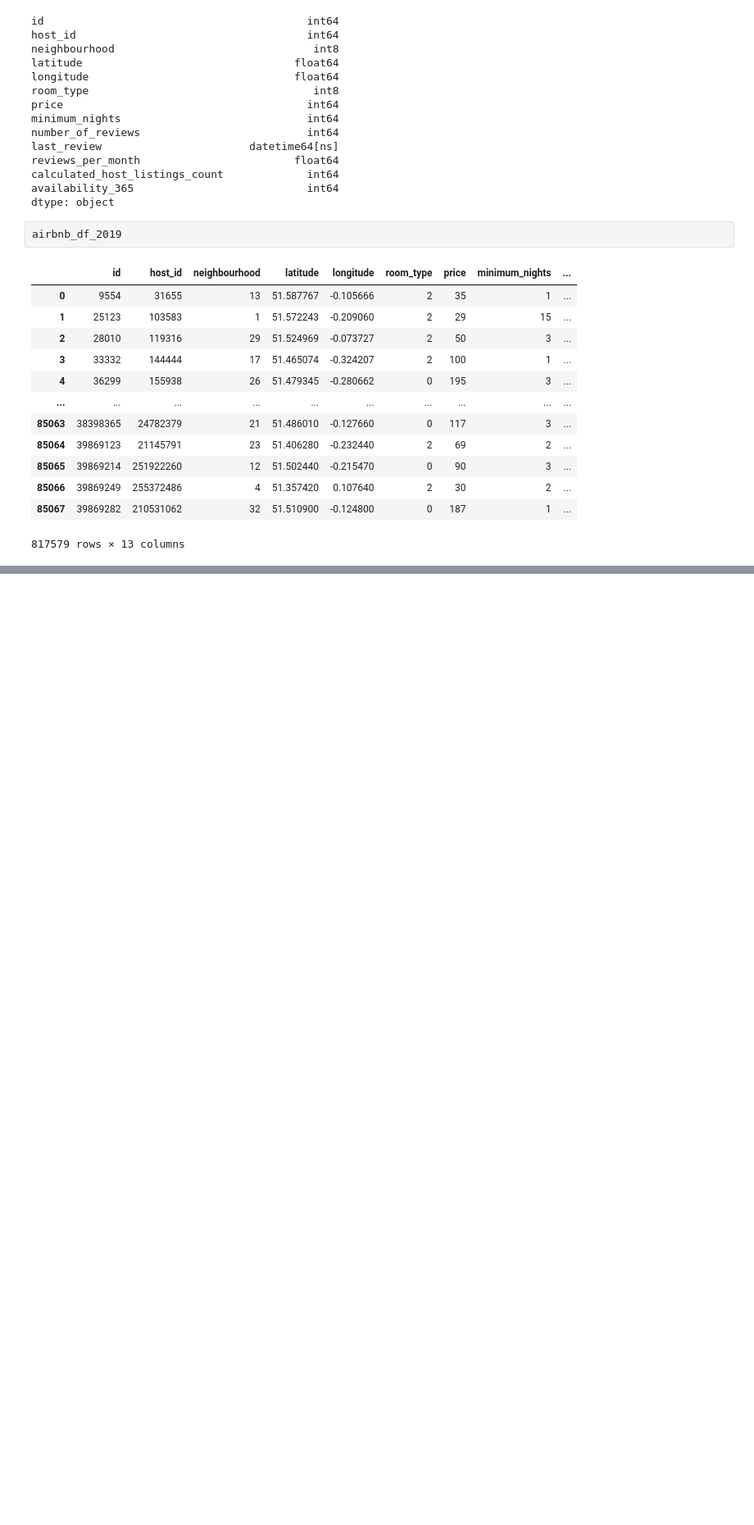
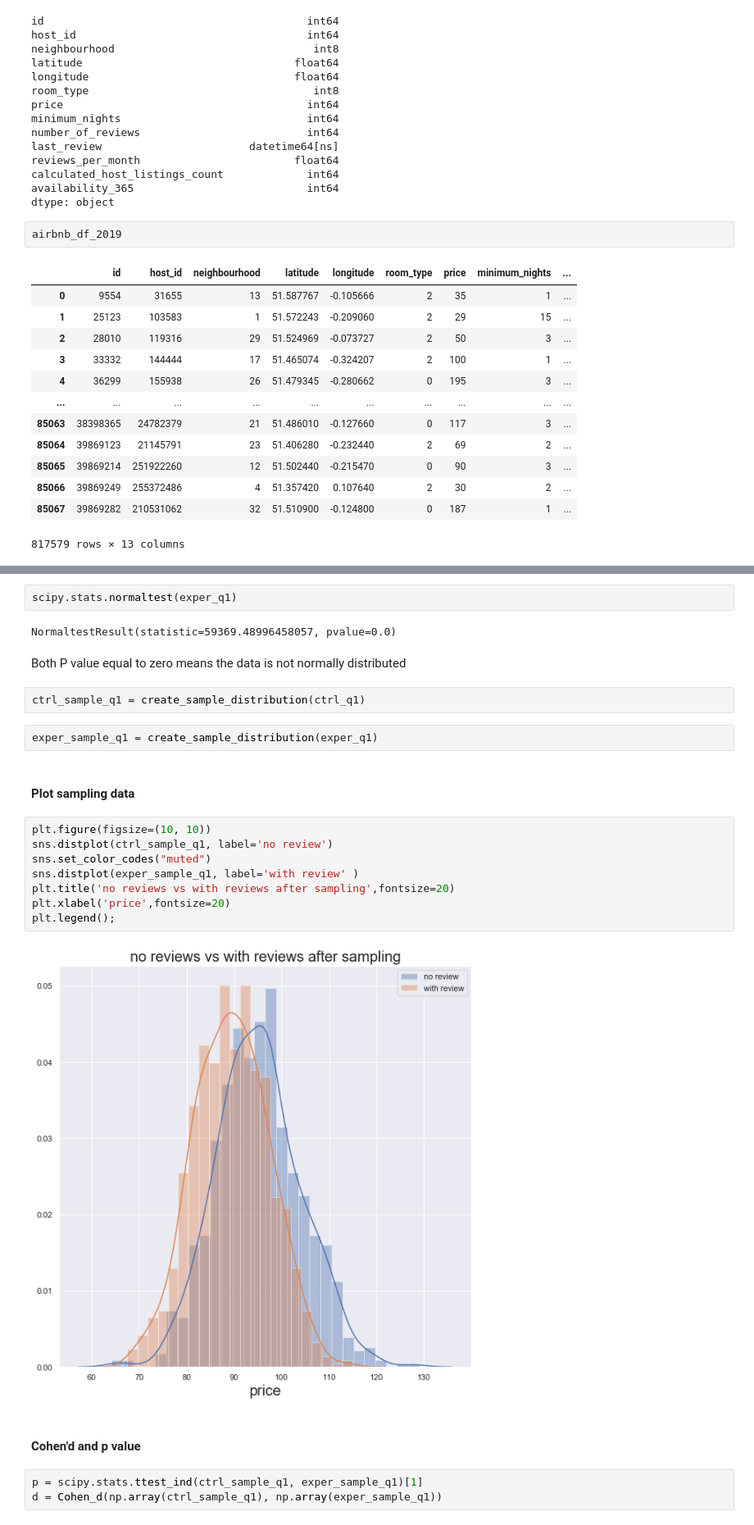
Before and after one commit to Ftan91/Statistical-Analysis-of-AirBnB-Listings-in-London-, a Jupyter notebook: London Airbnb listings 2019.ipynb, the cells around one changed output, grey strips where cells are left out. Shown at 82% size. Saved outputs shown, nothing was run; the diff lists cells and outputs as text; blank space fills up the shorter version.

```diff
--- a/London Airbnb listings 2019.ipynb
+++ b/London Airbnb listings 2019.ipynb
@@ -210,0 +298,27 @@ airbnb_df_2019
+# %%
+scipy.stats.normaltest(exper_q1)
+# %% [output]
+NormaltestResult(statistic=59369.48996458057, pvalue=0.0)
+# %% [markdown]
+Both P value equal to zero means the data is not normally distributed
+# %%
+ctrl_sample_q1 = create_sample_distribution(ctrl_q1)
+# %%
+exper_sample_q1 = create_sample_distribution(exper_q1)
+# %% [markdown]
+#### Plot sampling data
+# %%
+plt.figure(figsize=(10, 10))
+sns.distplot(ctrl_sample_q1, label='no review')
+sns.set_color_codes("muted")
+sns.distplot(exper_sample_q1, label='with review' )
+plt.title('no reviews vs with reviews after sampling',fontsize=20)
+plt.xlabel('price',fontsize=20)
+plt.legend();
+# %% [output]
+[figure, added]
+# %% [markdown]
+#### Cohen'd and p value
+# %%
+p = scipy.stats.ttest_ind(ctrl_sample_q1, exper_sample_q1)[1]
+d = Cohen_d(np.array(ctrl_sample_q1), np.array(exper_sample_q1))
```
Also changed, not shown: parts of 54 cells of this notebook, 2 other files.
